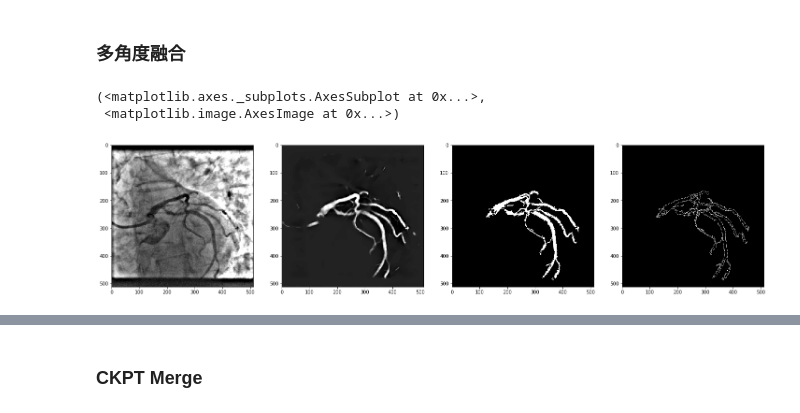
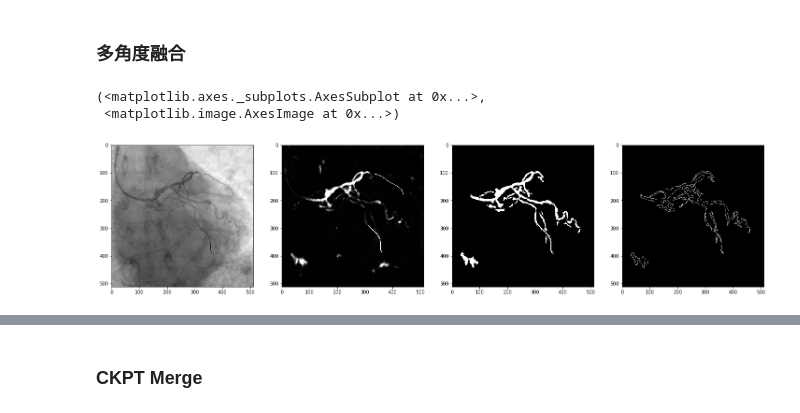
Before and after one commit to newfyu/DSAGAN, a Jupyter notebook: dev-Copy1.ipynb, the cells around one changed output, grey strips where cells are left out. Drawn from its saved outputs; the diff is of its cells as text; code cells hidden in the pictures.

Commit message:
ready tophat and notophat merage

```diff
--- a/dev-Copy1.ipynb
+++ b/dev-Copy1.ipynb
@@ -22,7 +25,7 @@ from utils import fusion_predict, make_mask, merge_ckpts, denorm
 sz = 512
 tfmc = T.Compose([
     T.Resize(sz),
-    T.Lambda(lambda img: tophat(img,50)),
+#     T.Lambda(lambda img: tophat(img,50)),
 #     T.CenterCrop(400),
     T.ToTensor(),
     T.Normalize((0.5),(0.5))
@@ -38,45 +41,43 @@ ckpts = [
 #         'mlruns/3/887fe32048a7458aa201775b6b022128/015.ckpt', # randtophat_sz512 7-10ep加强gamma好像可以
 #         'mlruns/3/887fe32048a7458aa201775b6b022128/019.ckpt', # randtophat_sz512 7-10ep加强gamma好像可以
 #             'mlruns/4/1b739448a0194e1e92f159d4bbc5e965/039.ckpt', # v46
 #         'mlruns/4/1b739448a0194e1e92f159d4bbc5e965/035.ckpt', # v46-tophat
-        'mlruns/4/d8ec4f94fb6c41898ccf20162c5a0ba3/last.ckpt', # v46-ep60
-
-
-
-
-
-
+#         'mlruns/4/d8ec4f94fb6c41898ccf20162c5a0ba3/059.ckpt', # v46-ep60
+        'mlruns/4/ebb5a026a1264aa0a6b207adab540040/last.ckpt', # lr1e5
+#             'mlruns/4/62e89ceac46145978a06cfd7ad765bfd/last.ckpt', # fulltophat
+        'mlruns/4/da9110cc64c24cb08fc23984966bc62a/last.ckpt', # rot
 ]
 
 # # resnet
 # netG_B2A = Generator(1, 1)
 # netG_B2A = torch.nn.DataParallel(netG_B2A)
 # ckpts = [
 #     'mlruns/0/bed13f38d5e148baac9563841815eabf/048.ckpt', # bs4_res 其他挺，但103不好
 #     'mlruns/0/1d40d2833f82492c90aecdb4343bdb1a/048.ckpt', # bs4_res_noRoate sota3
 #     'mlruns/0/78e1e67ae33b4c8aa95ba095f11f939f/038.ckpt', # bs4_res_tophat_noRotate
 #     'mlruns/0/c03f607a02424ac98a9a612bcdfb83e4/049.ckpt', # bs4_res_tophat ★★★ 背景识别更精准
 #      'mlruns/3/cc806258307844ecaa4c430acb757616/018.ckpt', # res_sz512_ep20
 # ]
 
-idx = 53
-ids =[13,14,33,9,10,99,108,45] # 63 88 103 200有病变 300-302 413高度混杂 414狭窄 502低对比度 504残缺 131低对比度 100大伪影
-# good 65 66 68 44 34
-# 35 27 41 107 112中断
+idx = 35
+# 缺 28 57 68 815 817
+# 差2 29
+# 34 813可以作为tophat融合的样本
+# 病变 805 903
 x = ds[idx]['B']
-B,out = fusion_predict(netG_B2A, ckpts, x, multiangle=False, denoise=3, size=sz, cutoff=1, pad=0, padding_mode='reflect')
-mask, skel = make_mask(out,remove_size=1000, return_skel=False,local_kernel=5)
+B,out = fusion_predict(netG_B2A, ckpts, x, multiangle=False, denoise=0, size=sz, cutoff=1, pad=0, padding_mode='reflect')
+mask, skel = make_mask(out,remove_size=800, return_skel=False,local_kernel=25, hole_max_size=50)
 
-out = T.functional.adjust_gamma(out,1.5)
+out = T.functional.adjust_gamma(out,3)
 
 plt.figure(figsize=(25,25))
 plt.subplot(141),plt.imshow(B)
 plt.subplot(142),plt.imshow(out)
 plt.subplot(143),plt.imshow(mask,cmap='gray')
 plt.subplot(144),plt.imshow(skel)
 
 # plt.show()
 # %% [output]
 (<matplotlib.axes._subplots.AxesSubplot at 0x...>,
  <matplotlib.image.AxesImage at 0x...>)
-[figure, old version]
+[figure, new version]
```
Also changed, not shown: parts of 4 cells of this notebook, 2 other files.
